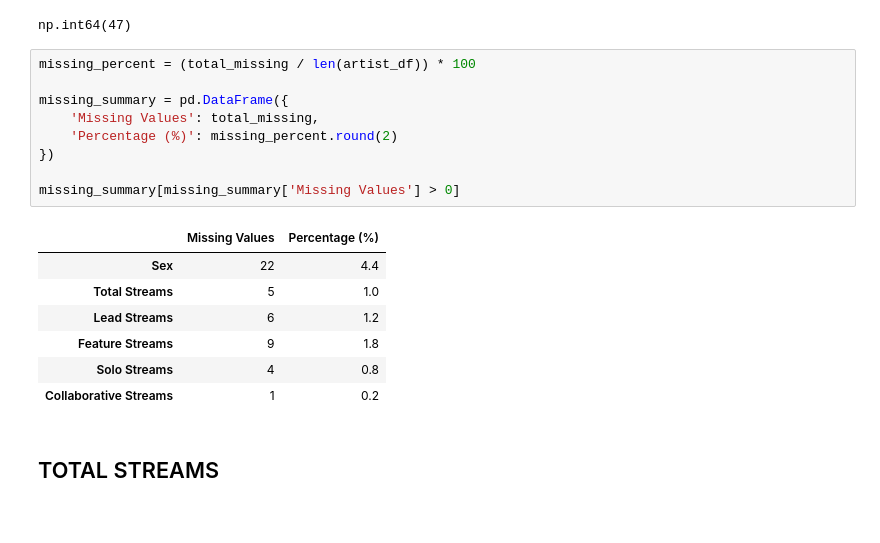
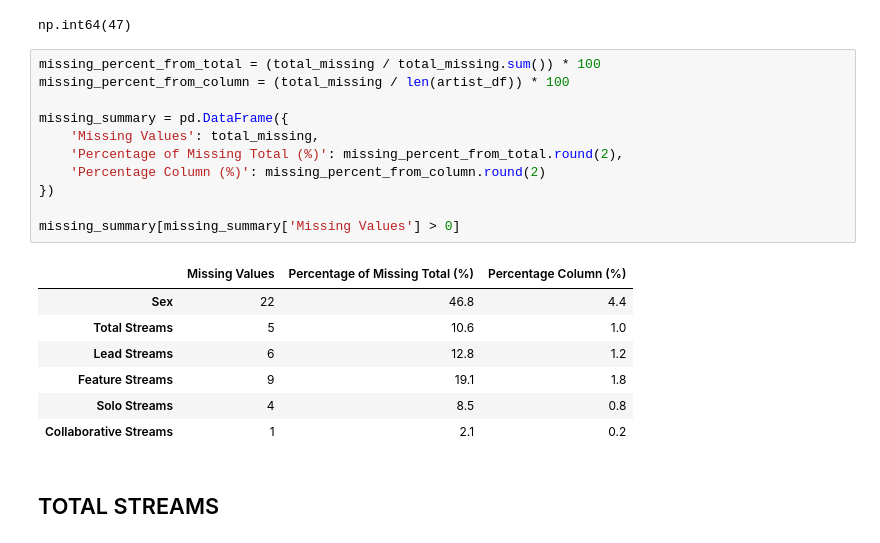
Before and after one commit to martim-dot/Group15_PDS_2627, a Jupyter notebook: project.ipynb, the cells around one changed output. Cells and saved outputs as stored; diff of their text form.

```diff
--- a/project.ipynb
+++ b/project.ipynb
@@ -145,22 +145,24 @@ Year                      0
 dtype: int64
 np.int64(47)
 # %%
-missing_percent = (total_missing / len(artist_df)) * 100
+missing_percent_from_total = (total_missing / total_missing.sum()) * 100
+missing_percent_from_column = (total_missing / len(artist_df)) * 100
 
 missing_summary = pd.DataFrame({
     'Missing Values': total_missing,
-    'Percentage (%)': missing_percent.round(2)
+    'Percentage of Missing Total (%)': missing_percent_from_total.round(2),
+    'Percentage Column (%)': missing_percent_from_column.round(2)
 })
 
 missing_summary[missing_summary['Missing Values'] > 0]
 # %% [output]
-|  | Missing Values | Percentage (%) |
-| Sex | 22 | 4.4 |
-| Total Streams | 5 | 1.0 |
-| Lead Streams | 6 | 1.2 |
-| Feature Streams | 9 | 1.8 |
-| Solo Streams | 4 | 0.8 |
-| Collaborative Streams | 1 | 0.2 |
+|  | Missing Values | Percentage of Missing Total (%) | Percentage Column (%) |
+| Sex | 22 | 46.8 | 4.4 |
+| Total Streams | 5 | 10.6 | 1.0 |
+| Lead Streams | 6 | 12.8 | 1.2 |
+| Feature Streams | 9 | 19.1 | 1.8 |
+| Solo Streams | 4 | 8.5 | 0.8 |
+| Collaborative Streams | 1 | 2.1 | 0.2 |
 # %% [markdown]
 ## TOTAL STREAMS
 # %% [markdown]
```
Also changed, not shown: parts of 14 cells of this notebook.
